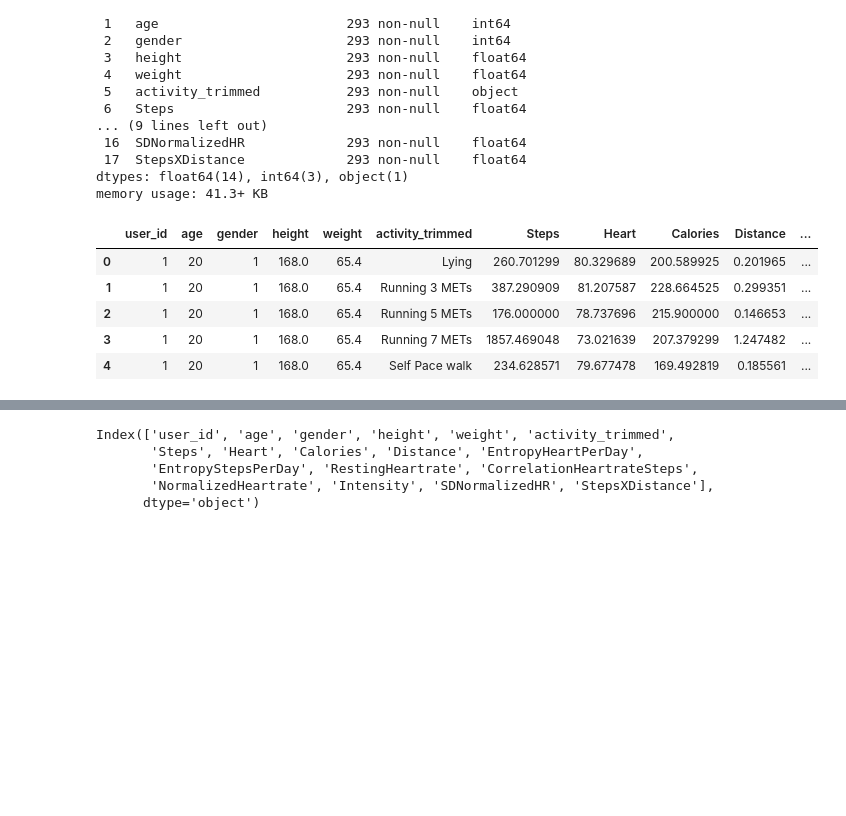
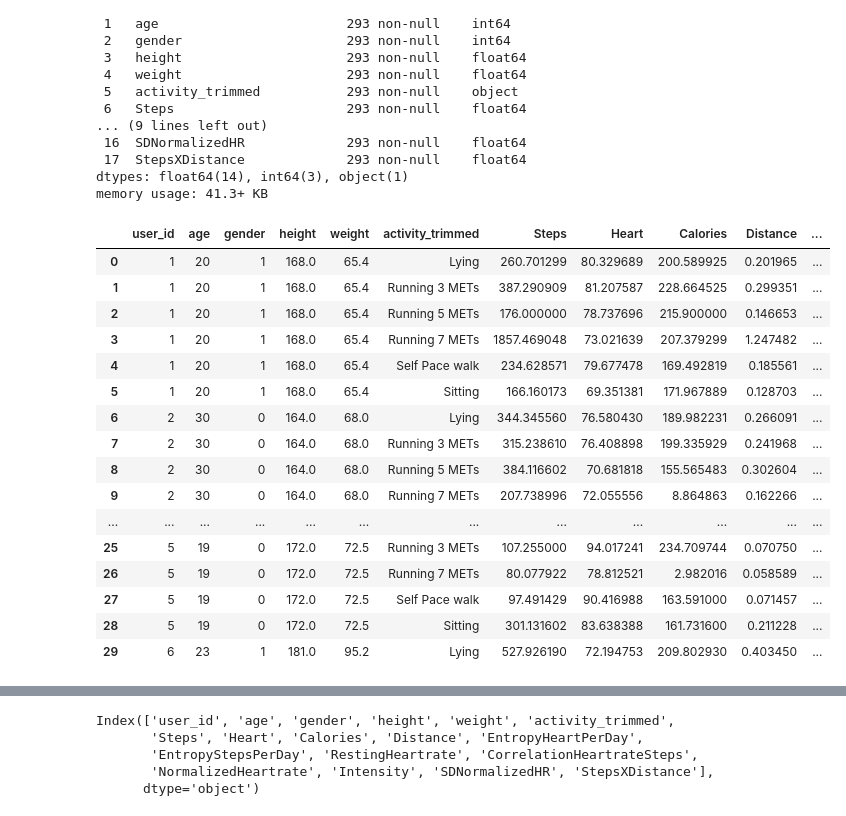
Before and after one commit to infoshareacademy/jdszr16-pajtoners, a Jupyter notebook: Krzysztof/only_apple_watch.ipynb, the cells around one changed output, grey strips where cells are left out. Drawn from its saved outputs; the diff is of its cells as text; code cells hidden in the pictures; blank space fills up the shorter version.

```diff
--- a/Krzysztof/only_apple_watch.ipynb
+++ b/Krzysztof/only_apple_watch.ipynb
@@ -208,14 +219,25 @@ Data columns (total 18 columns):
 dtypes: float64(14), int64(3), object(1)
 memory usage: 41.3+ KB
 # %%
-dt_grouped.head()
+dt_grouped.head(30)
 # %% [output]
 |  | user_id | age | gender | height | weight | activity_trimmed | Steps | Heart | Calories | Distance | ... |
 | 0 | 1 | 20 | 1 | 168.0 | 65.4 | Lying | 260.701299 | 80.329689 | 200.589925 | 0.201965 | ... |
 | 1 | 1 | 20 | 1 | 168.0 | 65.4 | Running 3 METs | 387.290909 | 81.207587 | 228.664525 | 0.299351 | ... |
 | 2 | 1 | 20 | 1 | 168.0 | 65.4 | Running 5 METs | 176.000000 | 78.737696 | 215.900000 | 0.146653 | ... |
 | 3 | 1 | 20 | 1 | 168.0 | 65.4 | Running 7 METs | 1857.469048 | 73.021639 | 207.379299 | 1.247482 | ... |
 | 4 | 1 | 20 | 1 | 168.0 | 65.4 | Self Pace walk | 234.628571 | 79.677478 | 169.492819 | 0.185561 | ... |
+| 5 | 1 | 20 | 1 | 168.0 | 65.4 | Sitting | 166.160173 | 69.351381 | 171.967889 | 0.128703 | ... |
+| 6 | 2 | 30 | 0 | 164.0 | 68.0 | Lying | 344.345560 | 76.580430 | 189.982231 | 0.266091 | ... |
+| 7 | 2 | 30 | 0 | 164.0 | 68.0 | Running 3 METs | 315.238610 | 76.408898 | 199.335929 | 0.241968 | ... |
+| 8 | 2 | 30 | 0 | 164.0 | 68.0 | Running 5 METs | 384.116602 | 70.681818 | 155.565483 | 0.302604 | ... |
+| 9 | 2 | 30 | 0 | 164.0 | 68.0 | Running 7 METs | 207.738996 | 72.055556 | 8.864863 | 0.162266 | ... |
+| ... | ... | ... | ... | ... | ... | ... | ... | ... | ... | ... | ... |
+| 25 | 5 | 19 | 0 | 172.0 | 72.5 | Running 3 METs | 107.255000 | 94.017241 | 234.709744 | 0.070750 | ... |
+| 26 | 5 | 19 | 0 | 172.0 | 72.5 | Running 7 METs | 80.077922 | 78.812521 | 2.982016 | 0.058589 | ... |
+| 27 | 5 | 19 | 0 | 172.0 | 72.5 | Self Pace walk | 97.491429 | 90.416988 | 163.591000 | 0.071457 | ... |
+| 28 | 5 | 19 | 0 | 172.0 | 72.5 | Sitting | 301.131602 | 83.638388 | 161.731600 | 0.211228 | ... |
+| 29 | 6 | 23 | 1 | 181.0 | 95.2 | Lying | 527.926190 | 72.194753 | 209.802930 | 0.403450 | ... |
 # %%
 dt_grouped.describe().T
 # %% [output]
```
Also changed, not shown: parts of 10 cells of this notebook, 3 other files.
